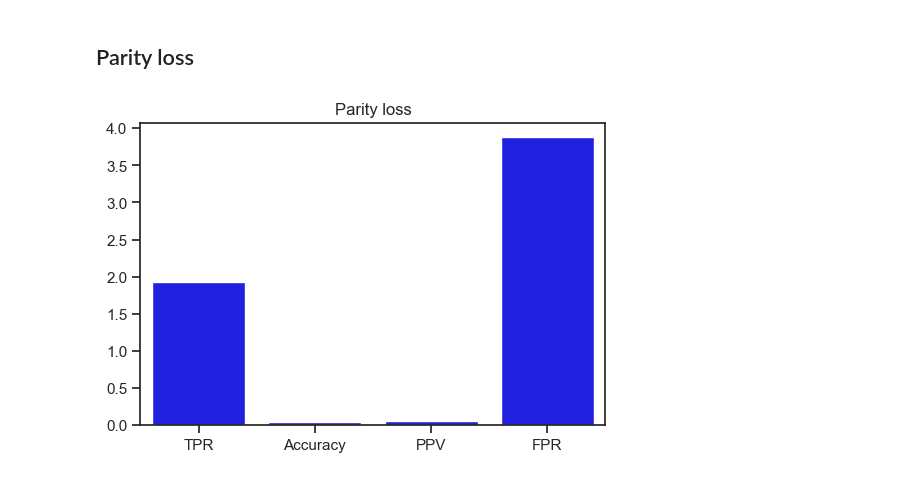
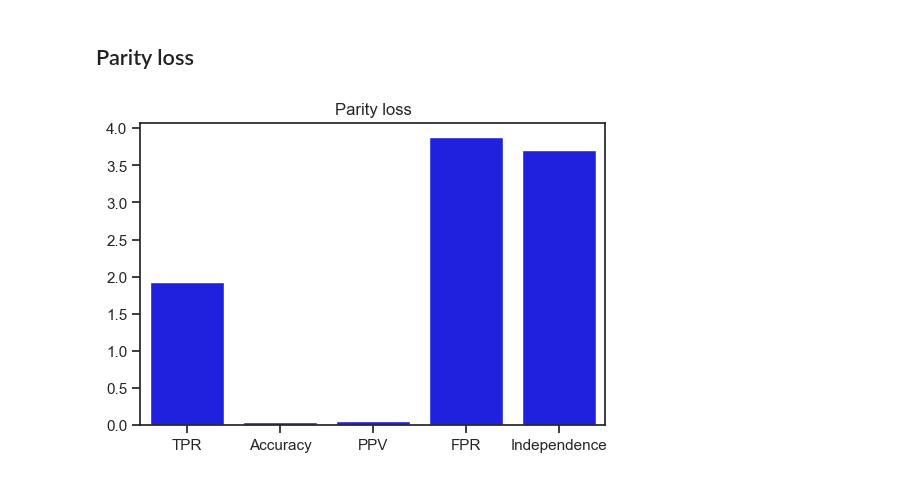
Before and after one commit to ruivieira/java-mentat, a Jupyter notebook: notebooks/Fairness.ipynb, the cells around one changed output. Drawn from its saved outputs; the diff is of its cells as text; code cells hidden in the pictures.

Commit message:
Add independence metric

```diff
--- a/notebooks/Fairness.ipynb
+++ b/notebooks/Fairness.ipynb
@@ -76,9 +83,10 @@ plotMetric(x, y, "False Positive Rate (FPR)")
 # %% [markdown]
 ## Parity loss
 # %%
-y = ["TPR", "Accuracy", "PPV", "FPR"]
-x = [fairness.getParityLossTPR(), fairness.getParityAccuracy(), fairness.getParityLossPPV(), fairness.getParityLossFPR()]
+y = ["TPR", "Accuracy", "PPV", "FPR", "Independence"]
+x = [fairness.getParityLossTPR(), fairness.getParityAccuracy(), fairness.getParityLossPPV(), fairness.getParityLossFPR(),
+    fairness.getParityIndependence()]
 
 plotMetric(y, x, "Parity loss", bounds=False, colour="blue")
 # %% [output]
-[figure, old version]
+[figure, new version]
```
Also changed, not shown: parts of 1 cell of this notebook, 2 other files.
